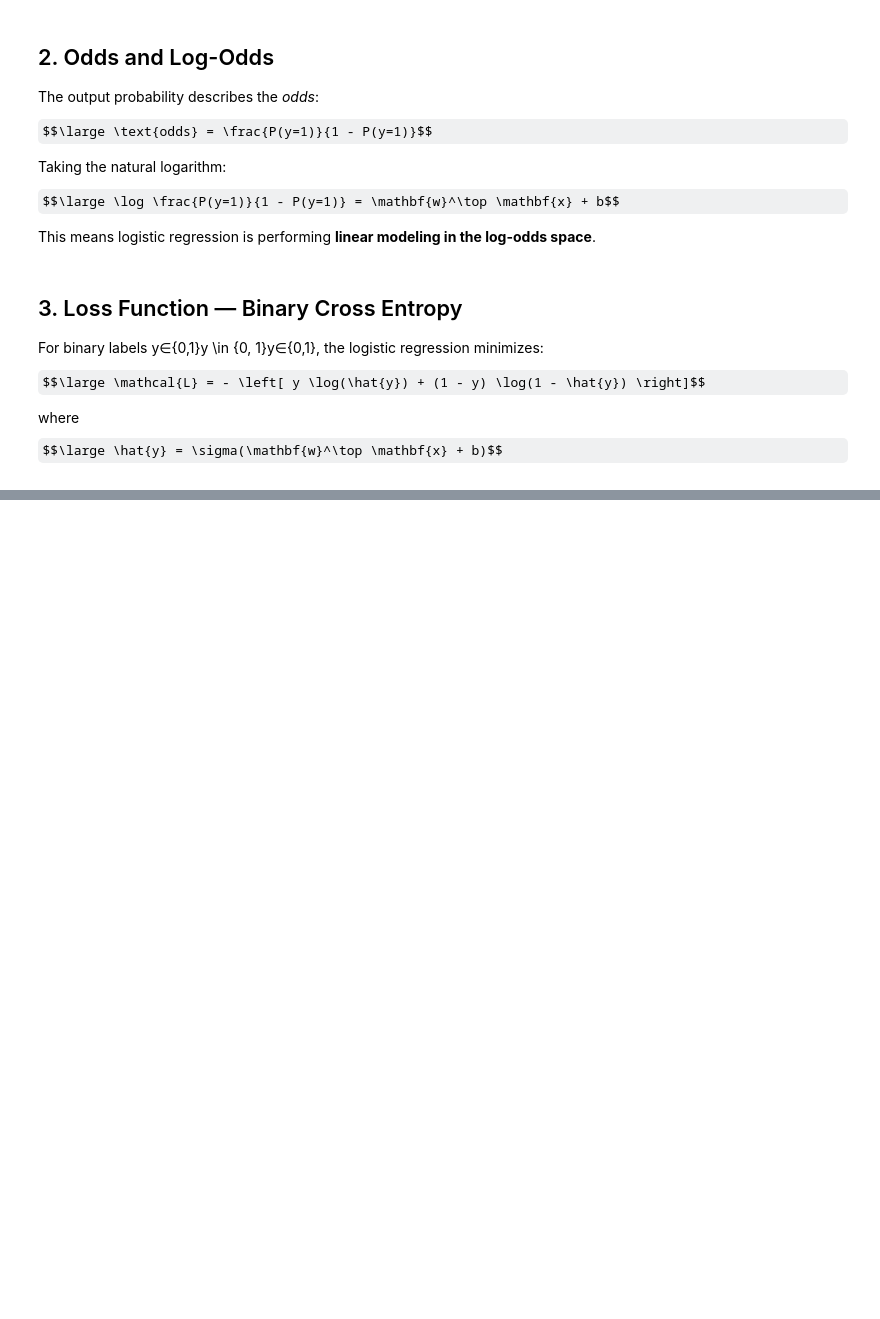
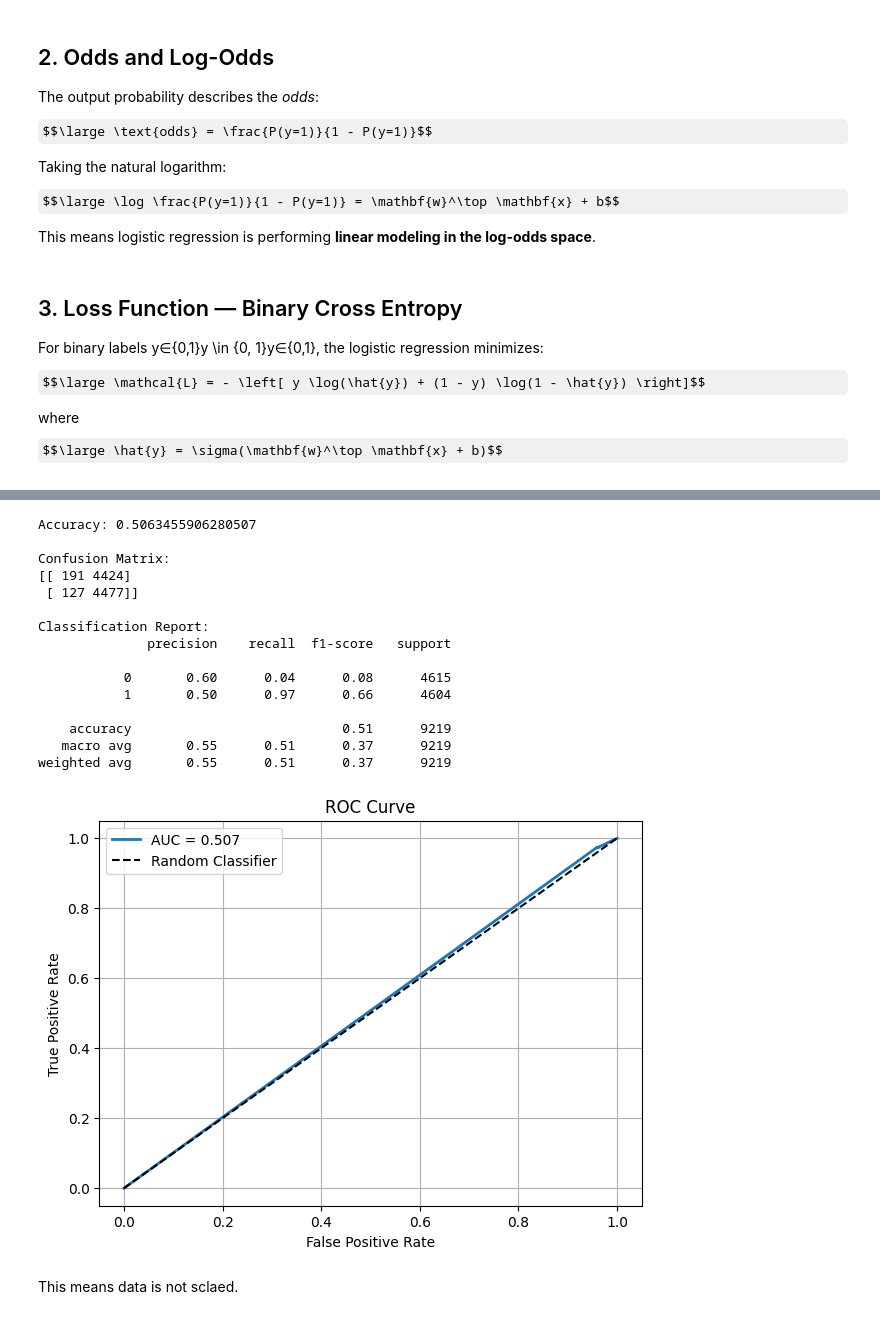
Before and after one commit to Chuangyi-Xu/INDE-577, a Jupyter notebook: examples/Supervised_Learning/Logistic_Regression/Logistic_Regression.ipynb, the cells around one changed output, grey strips where cells are left out. Cells and saved outputs as stored; diff of their text form; code cells hidden in the pictures; some formulas as TeX source; blank space fills up the shorter version.

```diff
--- a/examples/Supervised_Learning/Logistic_Regression/Logistic_Regression.ipynb
+++ b/examples/Supervised_Learning/Logistic_Regression/Logistic_Regression.ipynb
@@ -47,0 +366,60 @@ where $$\large \hat{y} = \sigma(\mathbf{w}^\top \mathbf{x} + b)$$
+# %%
+# Part 7 — Model Evaluation (Fixed)
+
+from sklearn.metrics import accuracy_score, confusion_matrix, classification_report, roc_curve, auc
+
+# 1. Predict class labels
+y_pred = clf.predict(X_test)
+
+# 2. Predict probabilities
+y_prob = clf.predict_proba(X_test)
+
+# Fix: take positive class probability
+if y_prob.ndim > 1:
+    y_prob = y_prob[:, 1]
+
+# 3. Accuracy
+acc = accuracy_score(y_test, y_pred)
+print("Accuracy:", acc)
+
+# 4. Confusion Matrix
+cm = confusion_matrix(y_test, y_pred)
+print("\nConfusion Matrix:")
+print(cm)
+
+# 5. Classification Report
+print("\nClassification Report:")
+print(classification_report(y_test, y_pred))
+
+# 6. ROC Curve & AUC
+fpr, tpr, thresholds = roc_curve(y_test, y_prob)
+roc_auc = auc(fpr, tpr)
+
+plt.figure(figsize=(7, 5))
+plt.plot(fpr, tpr, label=f"AUC = {roc_auc:.3f}", linewidth=2)
+plt.plot([0, 1], [0, 1], "k--", label="Random Classifier")
+plt.xlabel("False Positive Rate")
+plt.ylabel("True Positive Rate")
+plt.title("ROC Curve")
+plt.legend()
+plt.grid(True)
+plt.show()
+# %% [output]
+Accuracy: 0.5063455906280507
+
+Confusion Matrix:
+[[ 191 4424]
+ [ 127 4477]]
+
+Classification Report:
+              precision    recall  f1-score   support
+
+           0       0.60      0.04      0.08      4615
+           1       0.50      0.97      0.66      4604
+
+    accuracy                           0.51      9219
+   macro avg       0.55      0.51      0.37      9219
+weighted avg       0.55      0.51      0.37      9219
+[figure, added]
+# %% [markdown]
+This means data is not sclaed.
```
Also changed, not shown: parts of 28 cells of this notebook, 1 other file.
